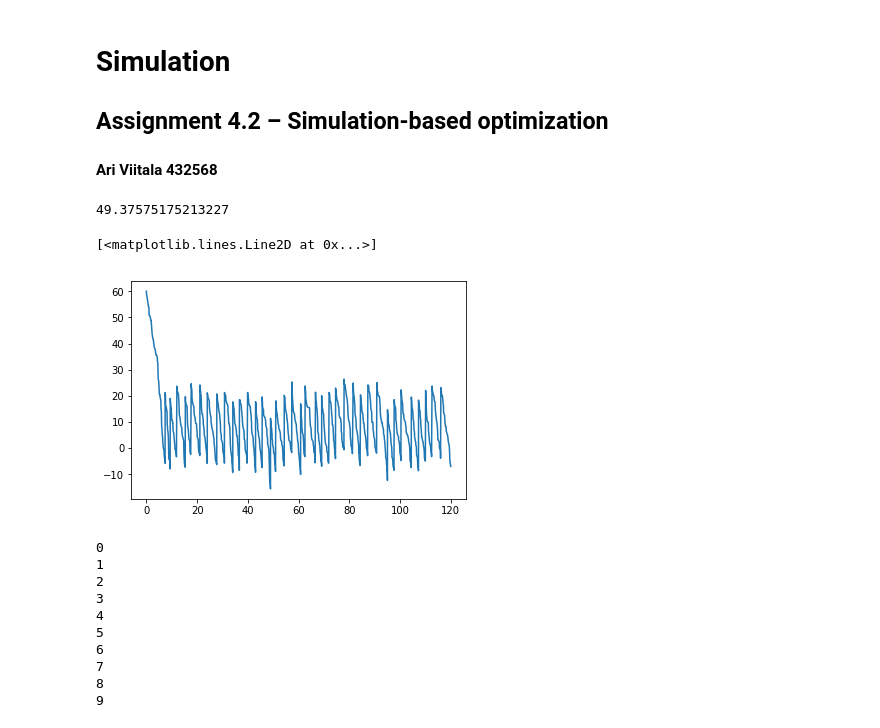
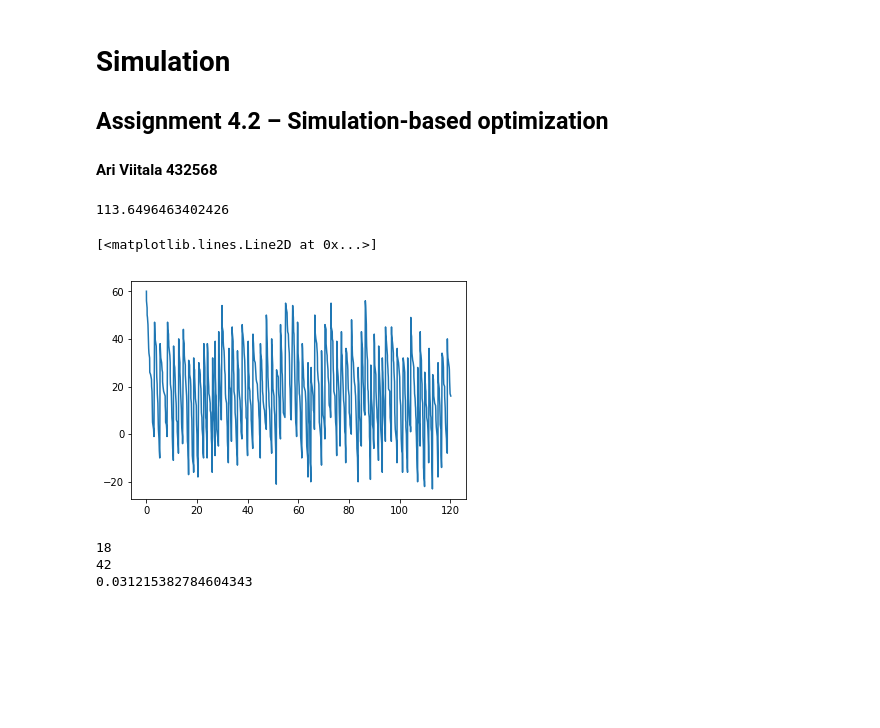
Before and after one commit to Stippos/Simulation, a Jupyter notebook: Viikko4/Inventort.ipynb, the cells around one changed output. Saved outputs shown, nothing was run; the diff lists cells and outputs as text; code cells hidden in the pictures; blank space fills up the shorter version.

```diff
--- a/Viikko4/Inventort.ipynb
+++ b/Viikko4/Inventort.ipynb
@@ -31,8 +31,6 @@ def inventory(s, d):
     while t < end:
 
         if demand < supply:
-            times.append(t)
-            inventory.append(stock)
             if stock > 0:
                 kept += (demand - t) * stock
             else:
@@ -42,7 +40,7 @@ def inventory(s, d):
 
             amount = np.random.random()
             for i in range(0,4):
-                if probs[i] < amount:
+                if amount < probs[i]:
                     amount = i + 1
                     break
 
@@ -82,10 +80,10 @@ def inventory(s, d):
     cost = kept * 1 + backlog * 5 + order_count * (32 + d * 3)
     return cost / end, times, inventory
 # %%
-i = inventory(1, 27)
+i = inventory(13, 48)
 print(i[0])
 plt.plot(i[1], i[2])
 # %% [output]
-49.37575175213227
+113.6496463402426
 [<matplotlib.lines.Line2D at 0x...>]
-[figure, old version]
+[figure, new version]
@@ -92,25 +109,48 @@ plt.plot(i[1], i[2])
+# %%
+s = 90
+d = 90
+step =12
+iterations = 25
+direction, slope = gradient(s, d, step, iterations)
+S = [s]
+D = [d]
+while slope < 0:
+    if direction == 0:
+        s -= step
+    elif direction == 1:
+        s += step
+    elif direction == 2:
+        d -= step
+    elif direction == 1:
+        s += step
+    elif direction == 2:
+        d -= step
+    elif direction == 1:
+        s += step
+    elif direction == 2:
+        d -= step
+    else:
+        d += step
+    S.append(s)
+    D.append(d)
+    direction, slope = gradient(s, d, step, iterations)
+print(s)
+print(d)
+print(slope)
+# %% [output]
+18
+42
+0.031215382784604343
 # %%
-runs = 20
+runs = 3
 s_lo = 0
-s_hi = 10
-d_lo = 14
-d_hi = 40
+s_hi = 100
+d_lo = 15
+d_hi = 100
 sweep = np.empty((s_hi - s_lo, d_hi - d_lo), float)
 for i in range(s_lo,s_hi):
-    print(i)
     for j in range(d_lo, d_hi):
         counter = 0
         for k in range(0, runs):
             counter += inventory(i, j)[0]
         sweep[i - s_lo, j - d_lo] = counter / runs
-# %% [output]
-0
-1
-2
-3
-4
-5
-6
-7
-8
-9
```
Also changed, not shown: parts of 8 cells of this notebook.
